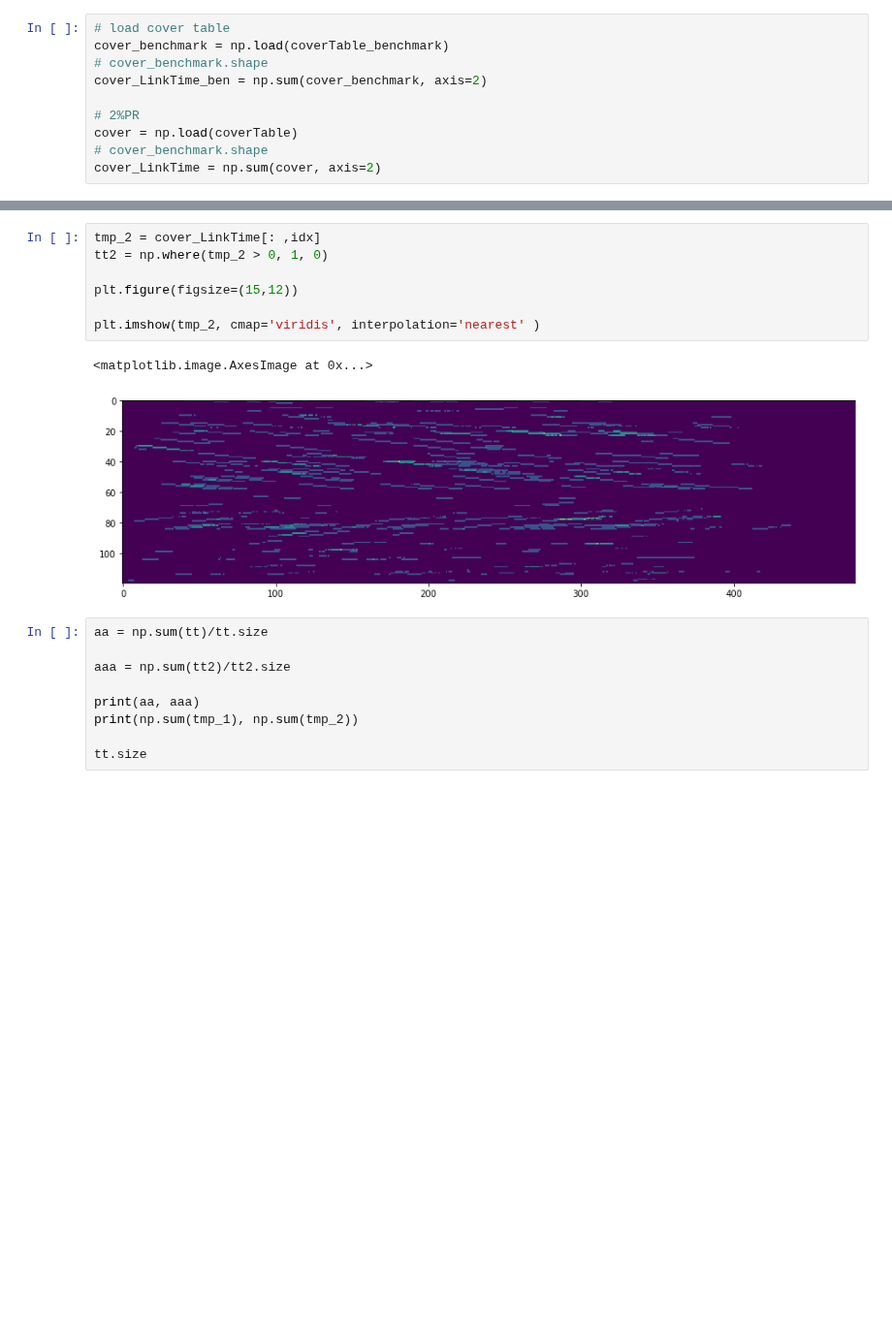
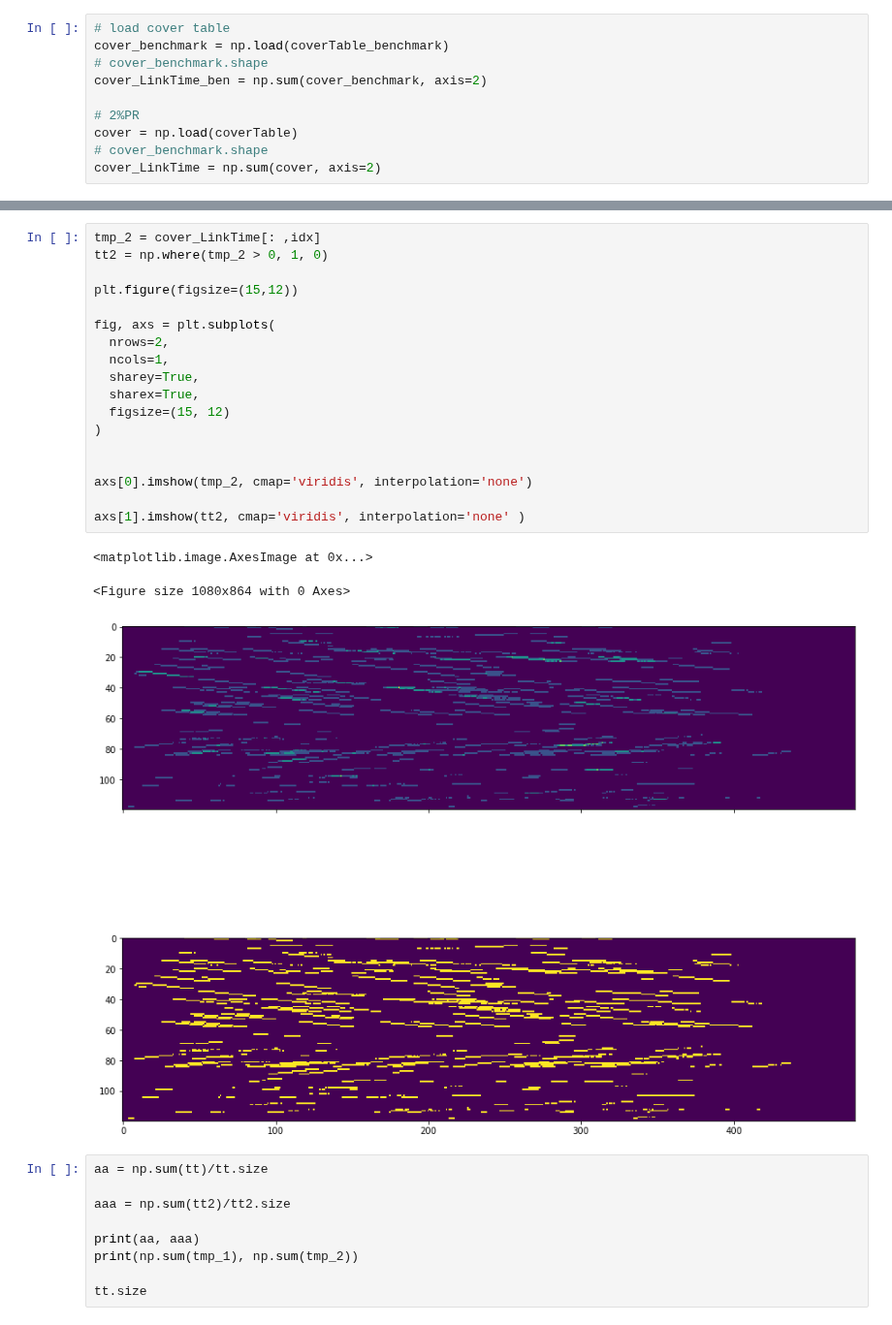
Before and after one commit to Dylan-Wyl10/RoboSense, a Jupyter notebook: analysis/coverAnalysis.ipynb, the cells around one changed output, grey strips where cells are left out. Shown at 97% size. Drawn from its saved outputs; the diff is of its cells as text; blank space fills up the shorter version.

```diff
--- a/analysis/coverAnalysis.ipynb
+++ b/analysis/coverAnalysis.ipynb
@@ -34,13 +43,25 @@ plt.imshow(tmp_1, cmap='viridis', interpolation='none' )
 # %%
 tmp_2 = cover_LinkTime[: ,idx]
 tt2 = np.where(tmp_2 > 0, 1, 0)
 
 plt.figure(figsize=(15,12))
 
-plt.imshow(tmp_2, cmap='viridis', interpolation='nearest' )
+fig, axs = plt.subplots(
+  nrows=2,
+  ncols=1,
+  sharey=True,
+  sharex=True,
+  figsize=(15, 12)
+)
+
+
+axs[0].imshow(tmp_2, cmap='viridis', interpolation='none')
+
+axs[1].imshow(tt2, cmap='viridis', interpolation='none' )
 # %% [output]
 <matplotlib.image.AxesImage at 0x...>
+<Figure size 1080x864 with 0 Axes>
-[figure, old version]
+[figure, new version]
 # %%
 aa = np.sum(tt)/tt.size
 
```
Also changed, not shown: parts of 1 cell of this notebook.
